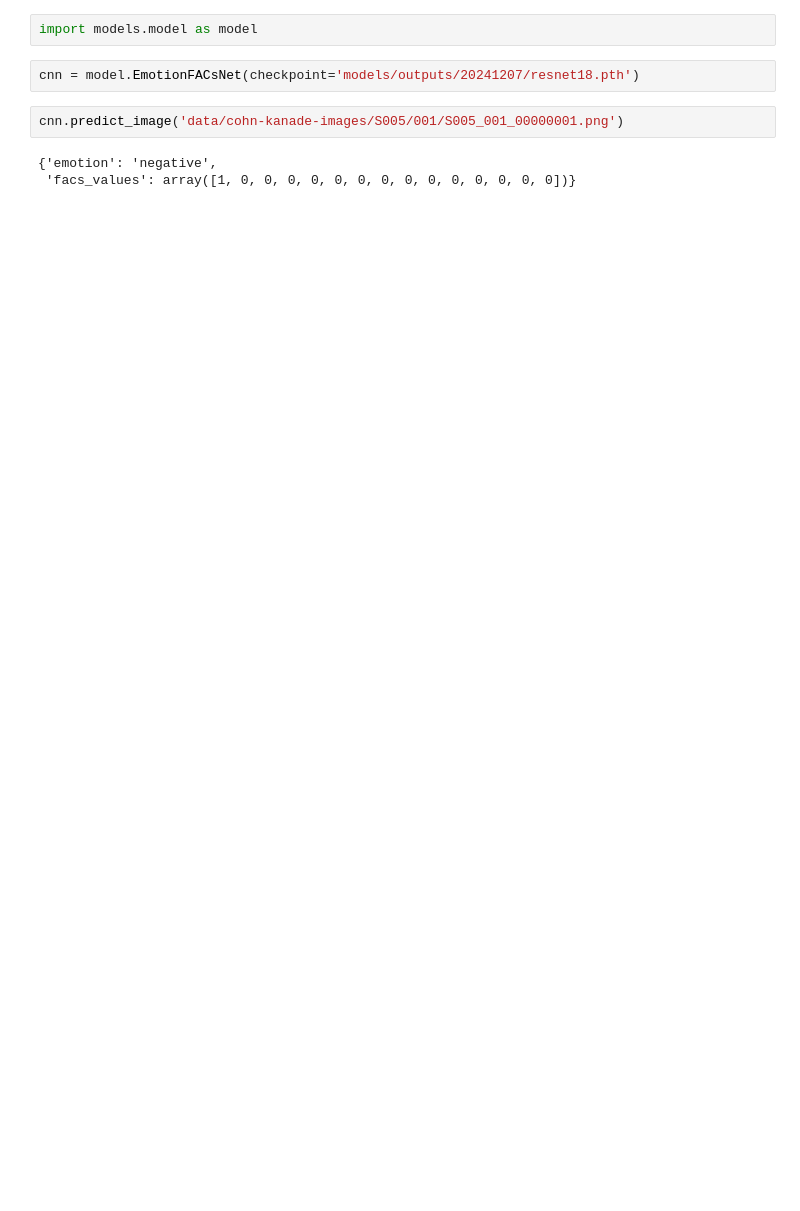
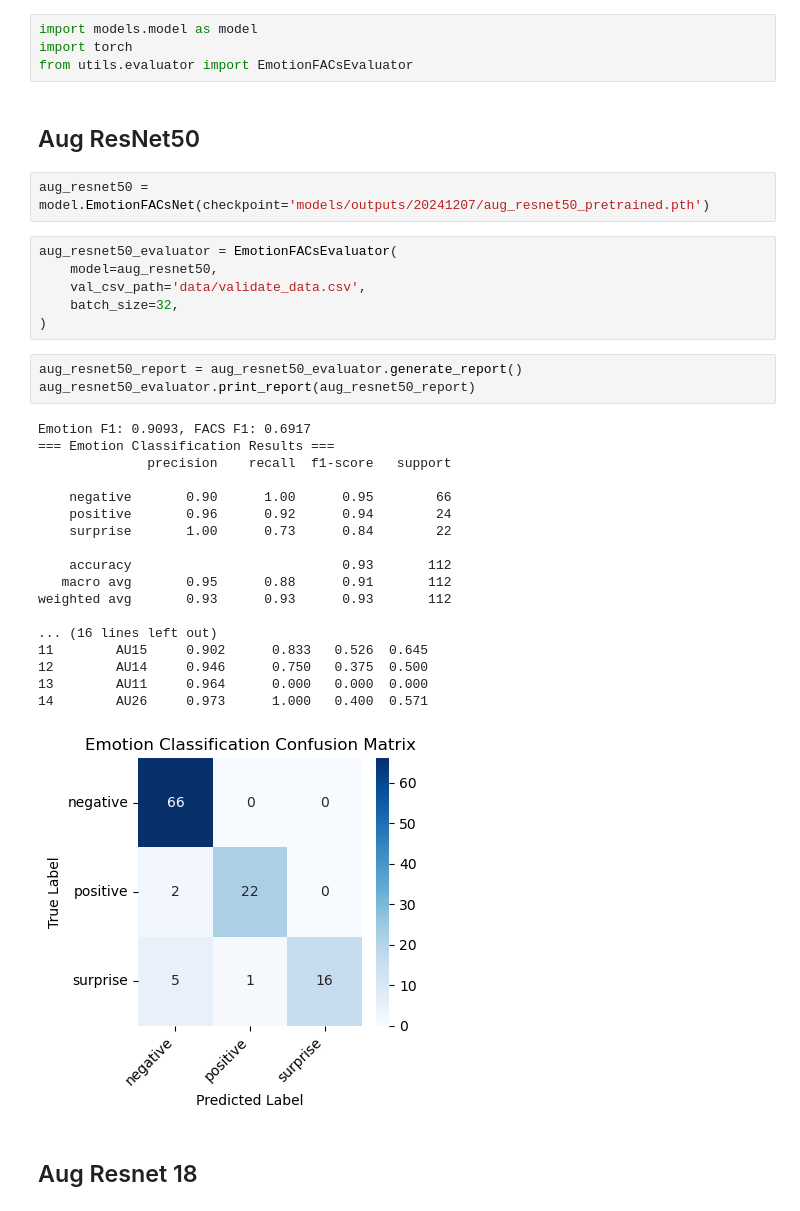
Before and after one commit to bitrao/facial-emotion-expression-recognition, a Jupyter notebook: model_evaluation.ipynb, the cells around one changed output. Drawn from its saved outputs; the diff is of its cells as text; blank space fills up the shorter version.

Commit message:
Update model validator

```diff
--- a/model_evaluation.ipynb
+++ b/model_evaluation.ipynb
@@ -1,9 +3,38 @@
 # %%
 import models.model as model
+import torch
+from utils.evaluator import EmotionFACsEvaluator
+# %% [markdown]
+## Aug ResNet50
 # %%
-cnn = model.EmotionFACsNet(checkpoint='models/outputs/20241207/resnet18.pth')
+aug_resnet50 = model.EmotionFACsNet(checkpoint='models/outputs/20241207/aug_resnet50_pretrained.pth')
-# %%
-cnn.predict_image('data/cohn-kanade-images/S005/001/S005_001_00000001.png')
-# %% [output]
-{'emotion': 'negative',
- 'facs_values': array([1, 0, 0, 0, 0, 0, 0, 0, 0, 0, 0, 0, 0, 0, 0])}
+# %%
+aug_resnet50_evaluator = EmotionFACsEvaluator(
+    model=aug_resnet50,
+    val_csv_path='data/validate_data.csv',
+    batch_size=32,
+)
+# %%
+aug_resnet50_report = aug_resnet50_evaluator.generate_report()
+aug_resnet50_evaluator.print_report(aug_resnet50_report)
+# %% [output]
+Emotion F1: 0.9093, FACS F1: 0.6917
+=== Emotion Classification Results ===
+              precision    recall  f1-score   support
+
+    negative       0.90      1.00      0.95        66
+    positive       0.96      0.92      0.94        24
+    surprise       1.00      0.73      0.84        22
+
+    accuracy                           0.93       112
+   macro avg       0.95      0.88      0.91       112
+weighted avg       0.93      0.93      0.93       112
+
+... (16 lines left out)
+11        AU15     0.902      0.833   0.526  0.645
+12        AU14     0.946      0.750   0.375  0.500
+13        AU11     0.964      0.000   0.000  0.000
+14        AU26     0.973      1.000   0.400  0.571
+[figure, added]
+# %% [markdown]
+## Aug Resnet 18
```
Also changed, not shown: parts of 4 cells of this notebook, 4 other files.
